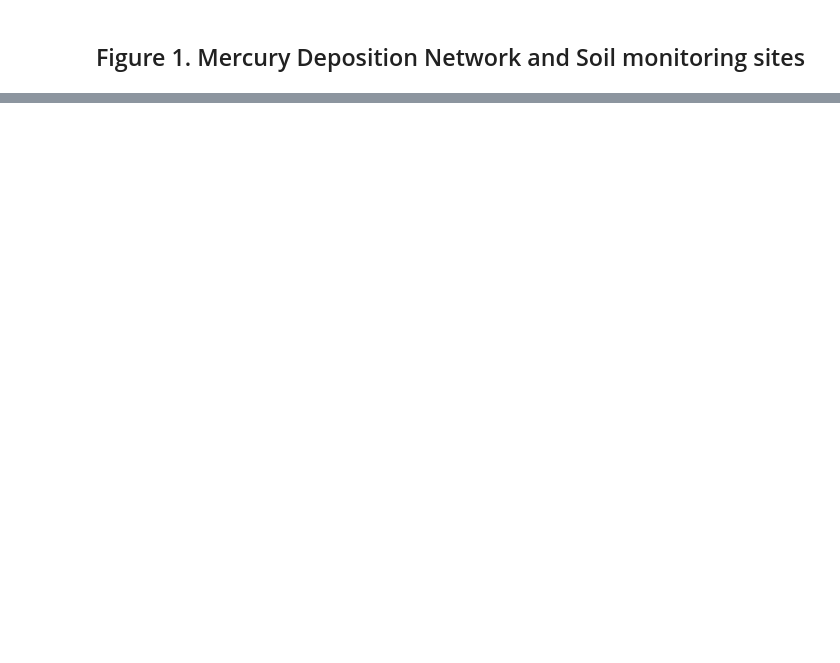
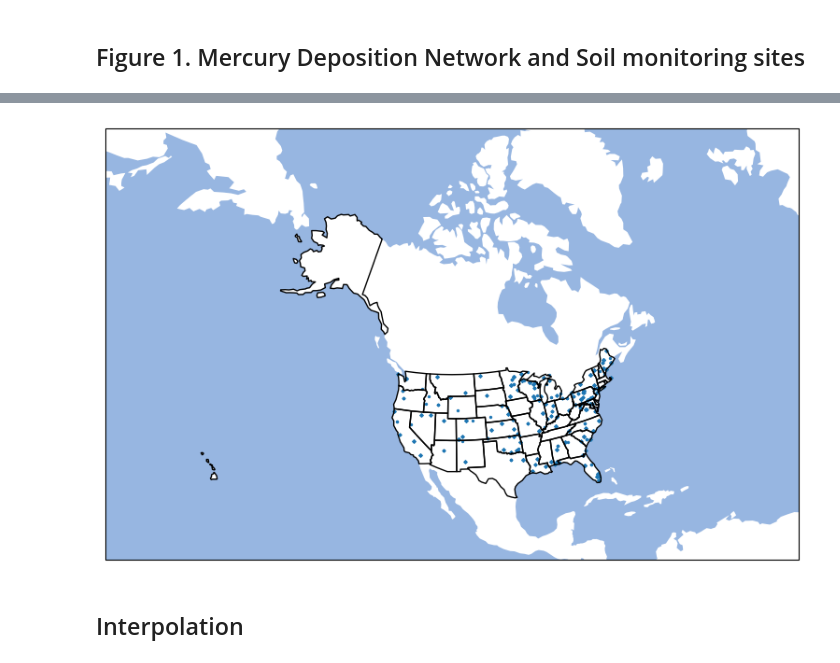
Before and after one commit to jangelamaya/rces-final-project, a Jupyter notebook: final_project.ipynb, the cells around one changed output, grey strips where cells are left out. Drawn from its saved outputs; the diff is of its cells as text; code cells hidden in the pictures; blank space fills up the shorter version.

```diff
--- a/final_project.ipynb
+++ b/final_project.ipynb
@@ -120,0 +168,5 @@ ax2.gridlines()
+# %%
+mdn_annual_gdf.crs = nation_gdf.crs
+# %%
+mdn_annual_nation_gdf = mdn_annual_gdf.clip(nation_gdf.geometry[nation_gdf.NAME=='United States'])
+#mdn_annual_nation_gdf
@@ -120,0 +175,11 @@ ax2.gridlines()
+# %%
+mdn_annual_valid=mdn_annual_nation_gdf[(mdn_annual_nation_gdf.HgDep!=-9)]
+#&(mdn_annual_gdf["state"] !='AK')] #&(mdn_annual_gdf["state"] !='PR')] #Is there a way to combine these arguments?
+# %%
+mdn_annual_valid_UScon = mdn_annual_valid[(mdn_annual_valid["state"] !='AK')& (mdn_annual_valid["state"] !='PR')]
+# %%
+plot_us(mdn_annual_valid_UScon) #Data points within the contermininous US (excluding Alaska and Puerto Rico)
+# %% [output]
+[figure, added]
+# %% [markdown]
+## Interpolation
```
Also changed, not shown: parts of 25 cells of this notebook.
